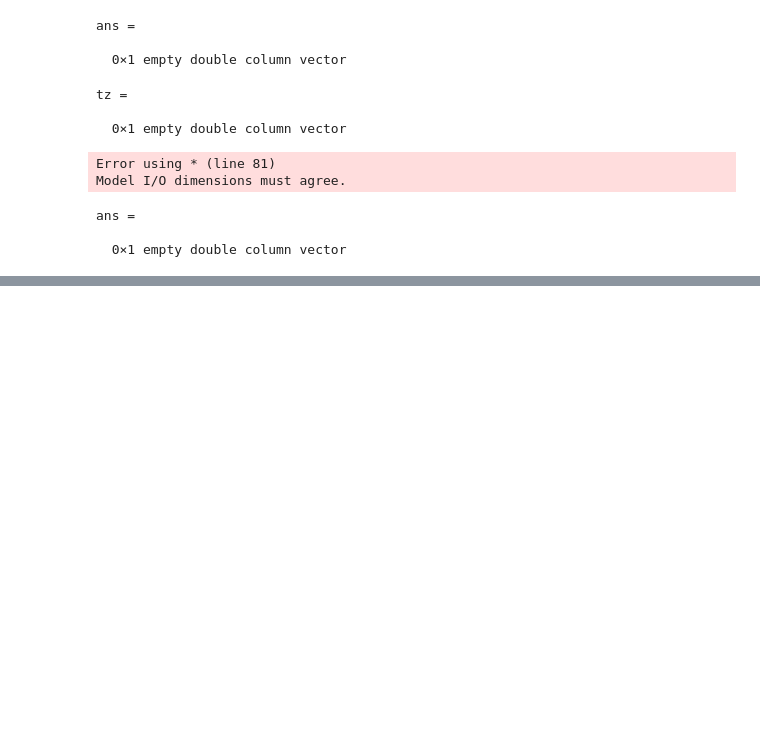
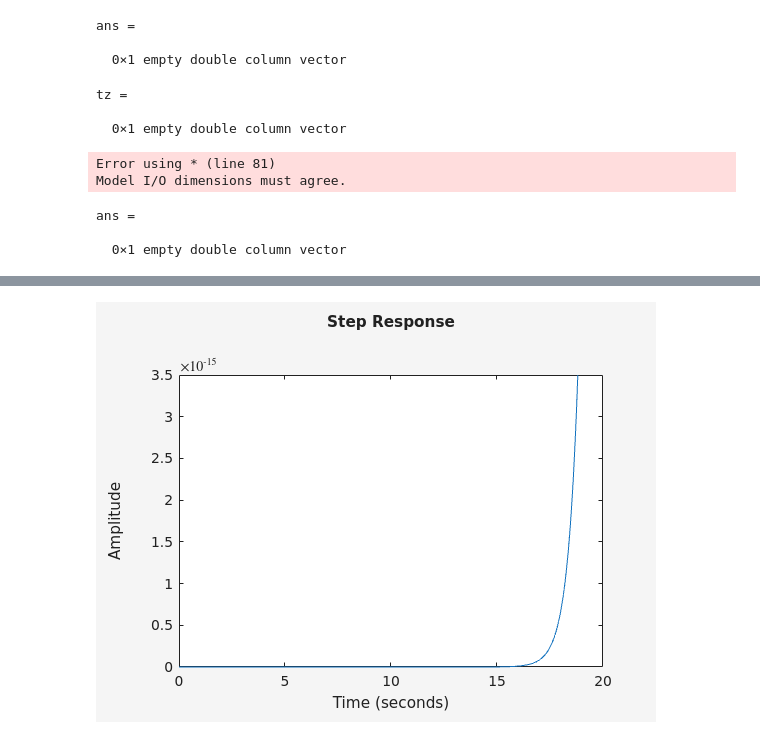
Before and after one commit to svaichu/aircraft-control, a Jupyter notebook: 2_2_mimo.ipynb, the cells around one changed output, grey strips where cells are left out. Cells and saved outputs as stored; diff of their text form; code cells hidden in the pictures; blank space fills up the shorter version.

```diff
--- a/2_2_mimo.ipynb
+++ b/2_2_mimo.ipynb
@@ -69,3 +105,4 @@ A = 3×3 double
 # %%
 % calc state-feedback and observer gain matrices
-F = place ( A , B , [ -2 -5 ] ) ;
+F = -place(A, B, [2 -2 -1]);
+H = -transpose(place(A', C', [2 -2 -1]));
@@ -74,0 +109,7 @@ In the "place(A,B,P)" command, the vector P must have as many entries as rows in
+# %%
+Gcf = tf(ss(A+B*F, [B ,-H], [F; C+D*F], [1, 0; D, 1]));
+# %%
+M = Gcf (1 ,1) ;
+N = Gcf (2 ,1) ;
+U = Gcf (1 ,2) ;
+V = Gcf (2 ,2) ;
@@ -74,0 +143,5 @@ In the "place(A,B,P)" command, the vector P must have as many entries as rows in
+# %%
+K = - minreal ( U / V ) ;
+step ( feedback ( G * K , 1 ) )
+# %% [output]
+[figure, added]
```
Also changed, not shown: parts of 14 cells of this notebook.
